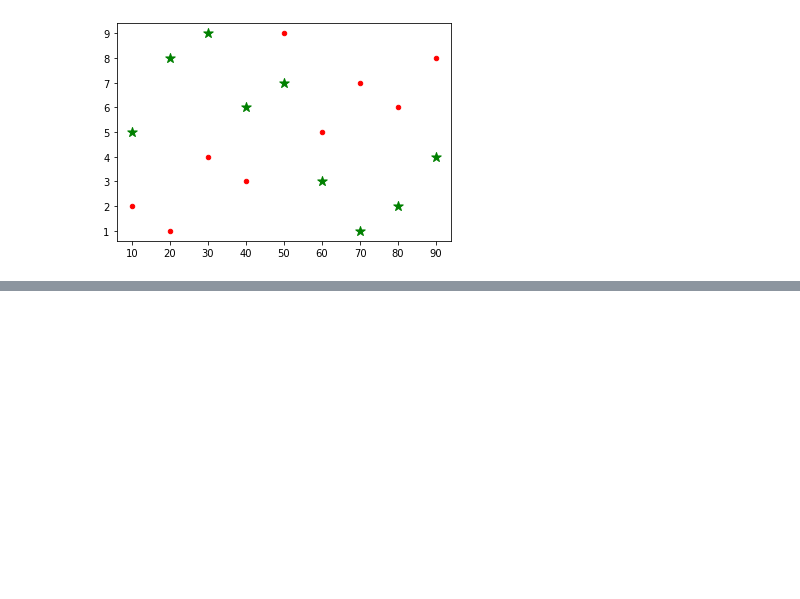
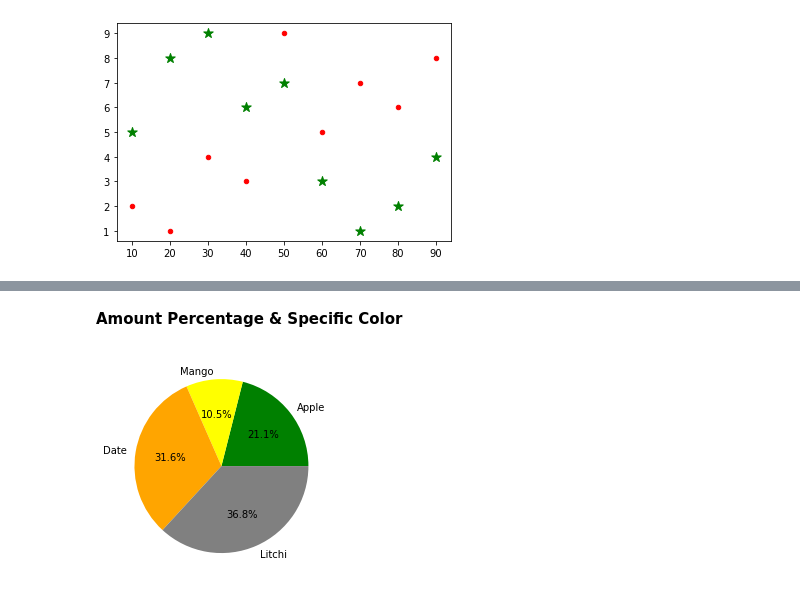
Before and after one commit to shamiik/MatplotlibSeaborn, a Jupyter notebook: Matplotlib.ipynb, the cells around one changed output, grey strips where cells are left out. Cells and saved outputs as stored; diff of their text form; code cells hidden in the pictures; blank space fills up the shorter version.

```diff
--- a/Matplotlib.ipynb
+++ b/Matplotlib.ipynb
@@ -133,0 +174,10 @@ plt.show()
+# %% [markdown]
+**Amount Percentage & Specific Color**
+# %%
+  fruits=('Apple','Mango','Date','Litchi')
+  quantity=(20,10,30,35)
+  plt.pie(quantity,labels=fruits,autopct='%0.1f%%',colors=['green','yellow','orange','gray'])
+
+  plt.show()
+# %% [output]
+[figure, added]
```
Also changed, not shown: parts of 11 cells of this notebook.
